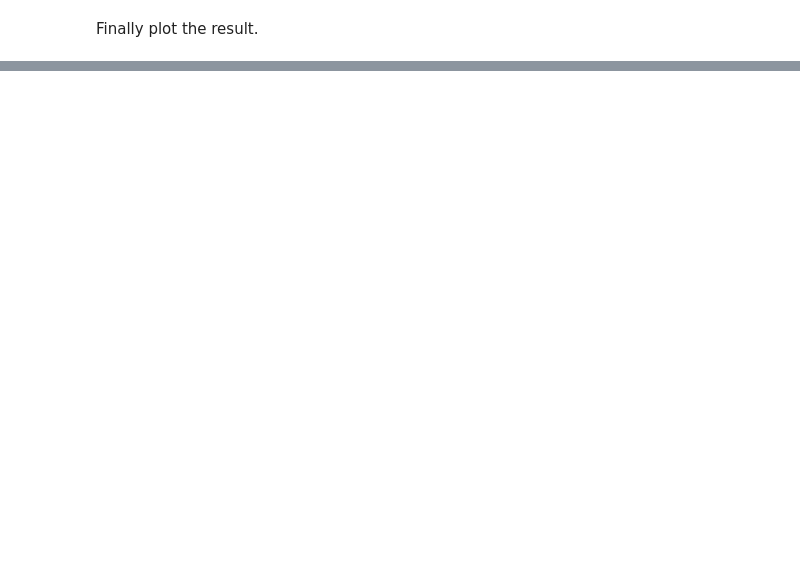
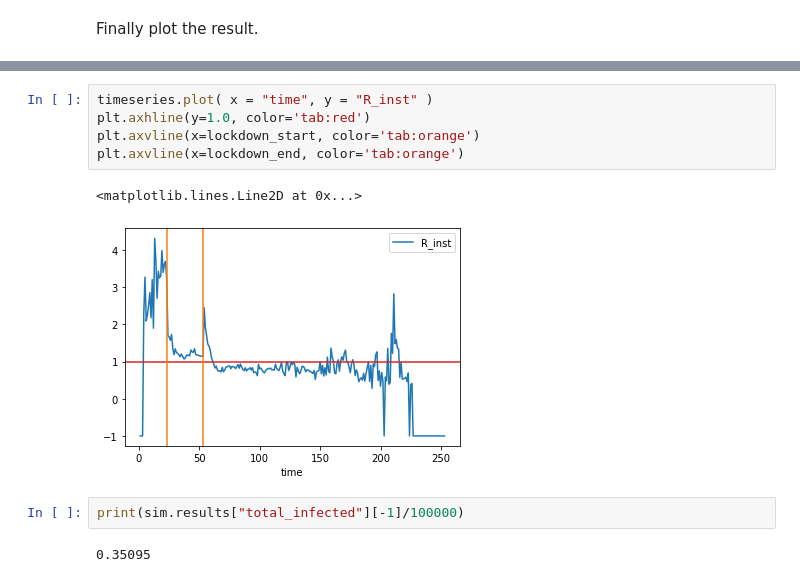
Before and after one commit to Expii/OpenABM-Covid19, a Jupyter notebook: examples/novid_102.ipynb, the cells around one changed output, grey strips where cells are left out. Drawn from its saved outputs; the diff is of its cells as text; blank space fills up the shorter version.

```diff
--- a/examples/novid_102.ipynb
+++ b/examples/novid_102.ipynb
@@ -52,0 +70,12 @@ timeseries.plot( x = "time", y = "total_infected" )
+# %%
+timeseries.plot( x = "time", y = "R_inst" )
+plt.axhline(y=1.0, color='tab:red')
+plt.axvline(x=lockdown_start, color='tab:orange')
+plt.axvline(x=lockdown_end, color='tab:orange')
+# %% [output]
+<matplotlib.lines.Line2D at 0x...>
+[figure, added]
+# %%
+print(sim.results["total_infected"][-1]/100000)
+# %% [output]
+0.35095
```
Also changed, not shown: parts of 9 cells of this notebook, 26 other files.
